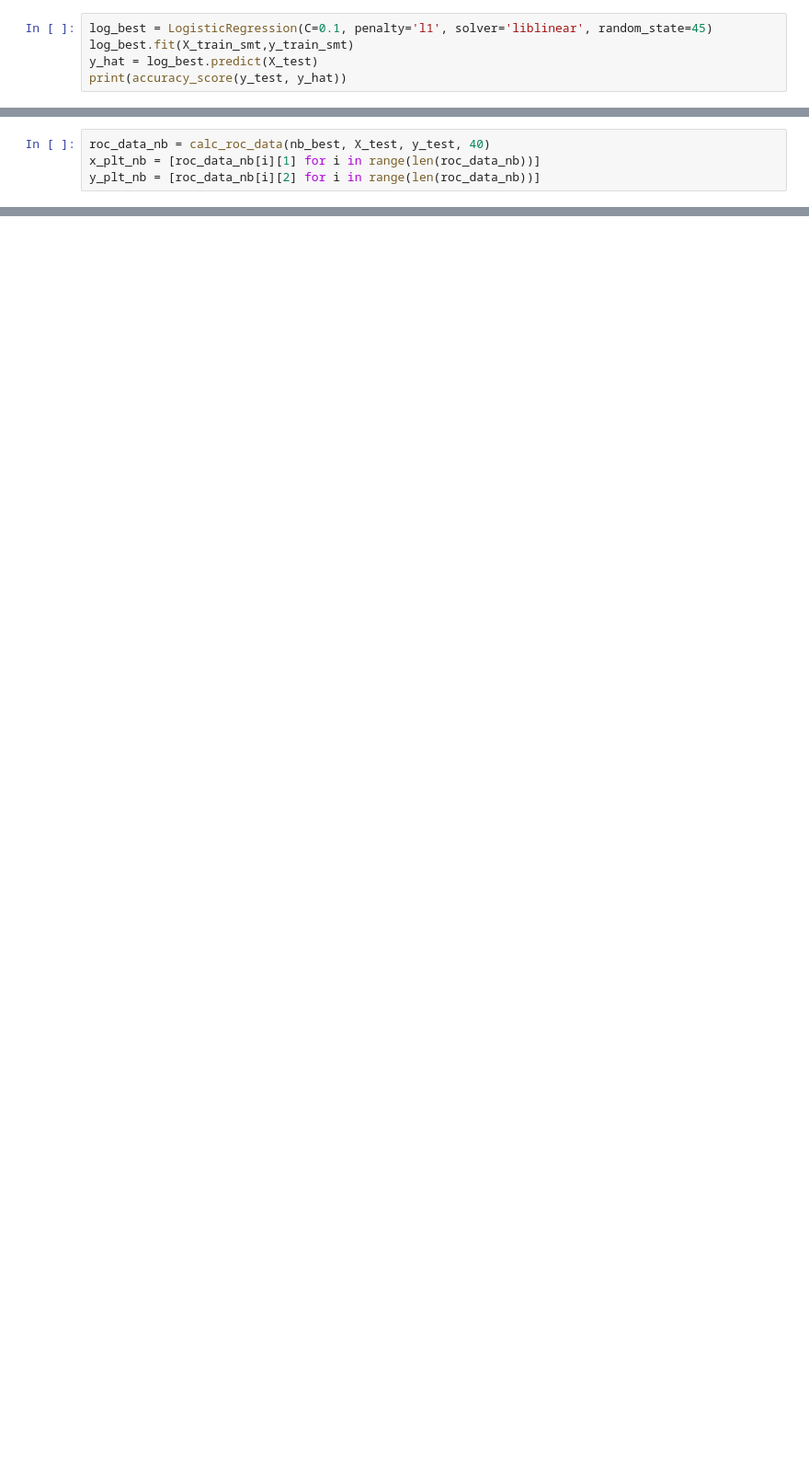
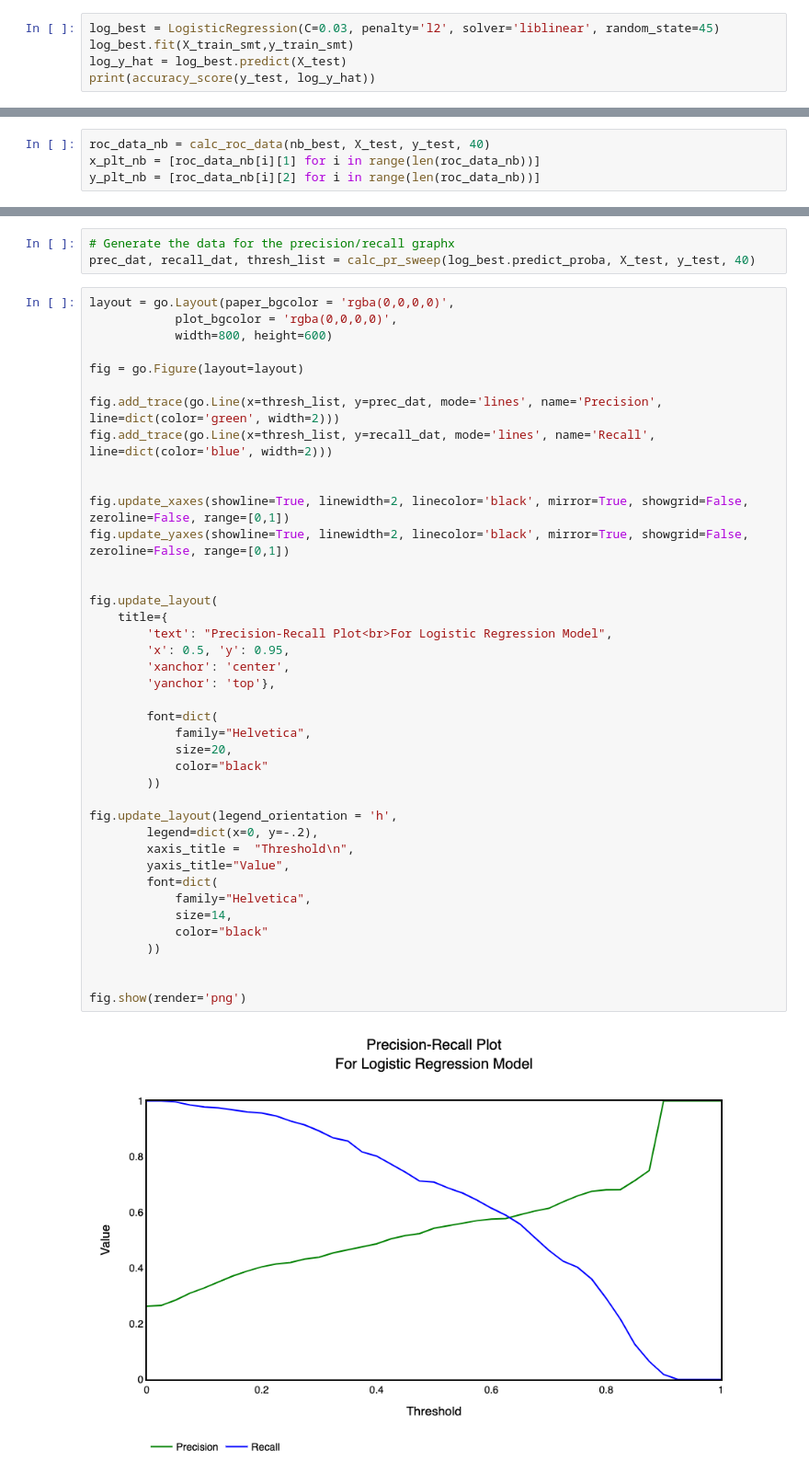
Before and after one commit to Merkeley/Project_03, a Jupyter notebook: Notebooks/Modeling_final.ipynb, the cells around one changed output, grey strips where cells are left out. Shown at 92% size. Saved outputs shown, nothing was run; the diff lists cells and outputs as text; blank space fills up the shorter version.

```diff
--- a/Notebooks/Modeling_final.ipynb
+++ b/Notebooks/Modeling_final.ipynb
@@ -111,6 +115,6 @@ X_train_smt, y_train_smt = sm.fit_resample(X_train, y_train)
 # %%
-log_best = LogisticRegression(C=0.1, penalty='l1', solver='liblinear', random_state=45)
+log_best = LogisticRegression(C=0.03, penalty='l2', solver='liblinear', random_state=45)
 log_best.fit(X_train_smt,y_train_smt)
-y_hat = log_best.predict(X_test)
-print(accuracy_score(y_test, y_hat))
+log_y_hat = log_best.predict(X_test)
+print(accuracy_score(y_test, log_y_hat))
 # %% [output]
@@ -294,0 +364,45 @@ plt.savefig('ROC_all.png')
+# %%
+# Generate the data for the precision/recall graphx
+prec_dat, recall_dat, thresh_list = calc_pr_sweep(log_best.predict_proba, X_test, y_test, 40)
+# %%
+layout = go.Layout(paper_bgcolor = 'rgba(0,0,0,0)',
+            plot_bgcolor = 'rgba(0,0,0,0)',
+            width=800, height=600)
+
+fig = go.Figure(layout=layout)
+
+fig.add_trace(go.Line(x=thresh_list, y=prec_dat, mode='lines', name='Precision', line=dict(color='green', width=2)))
+fig.add_trace(go.Line(x=thresh_list, y=recall_dat, mode='lines', name='Recall', line=dict(color='blue', width=2)))
+
+
+fig.update_xaxes(showline=True, linewidth=2, linecolor='black', mirror=True, showgrid=False, zeroline=False, range=[0,1])
+fig.update_yaxes(showline=True, linewidth=2, linecolor='black', mirror=True, showgrid=False, zeroline=False, range=[0,1])
+
+
+fig.update_layout(
+    title={
+        'text': "Precision-Recall Plot<br>For Logistic Regression Model",
+        'x': 0.5, 'y': 0.95,
+        'xanchor': 'center',
+        'yanchor': 'top'},
+
+        font=dict(
+            family="Helvetica",
+            size=20,
+            color="black"
+        ))
+
+fig.update_layout(legend_orientation = 'h',
+        legend=dict(x=0, y=-.2),
+        xaxis_title =  "Threshold\n",
+        yaxis_title="Value",
+        font=dict(
+            family="Helvetica",
+            size=14,
+            color="black"
+        ))
+
+
+fig.show(render='png')
+# %% [output]
+[figure, added]
```
Also changed, not shown: parts of 41 cells of this notebook, 2 other files.
